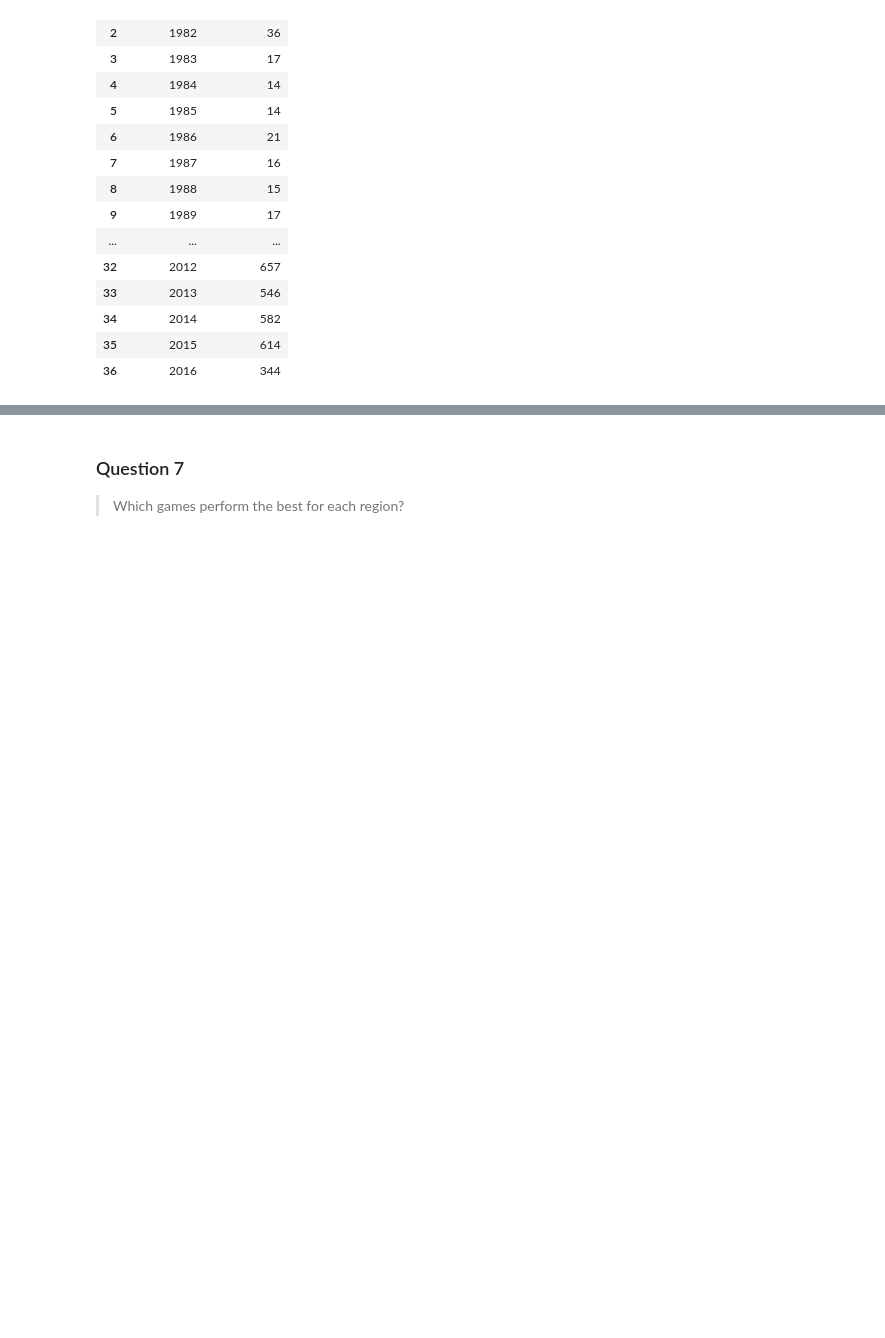
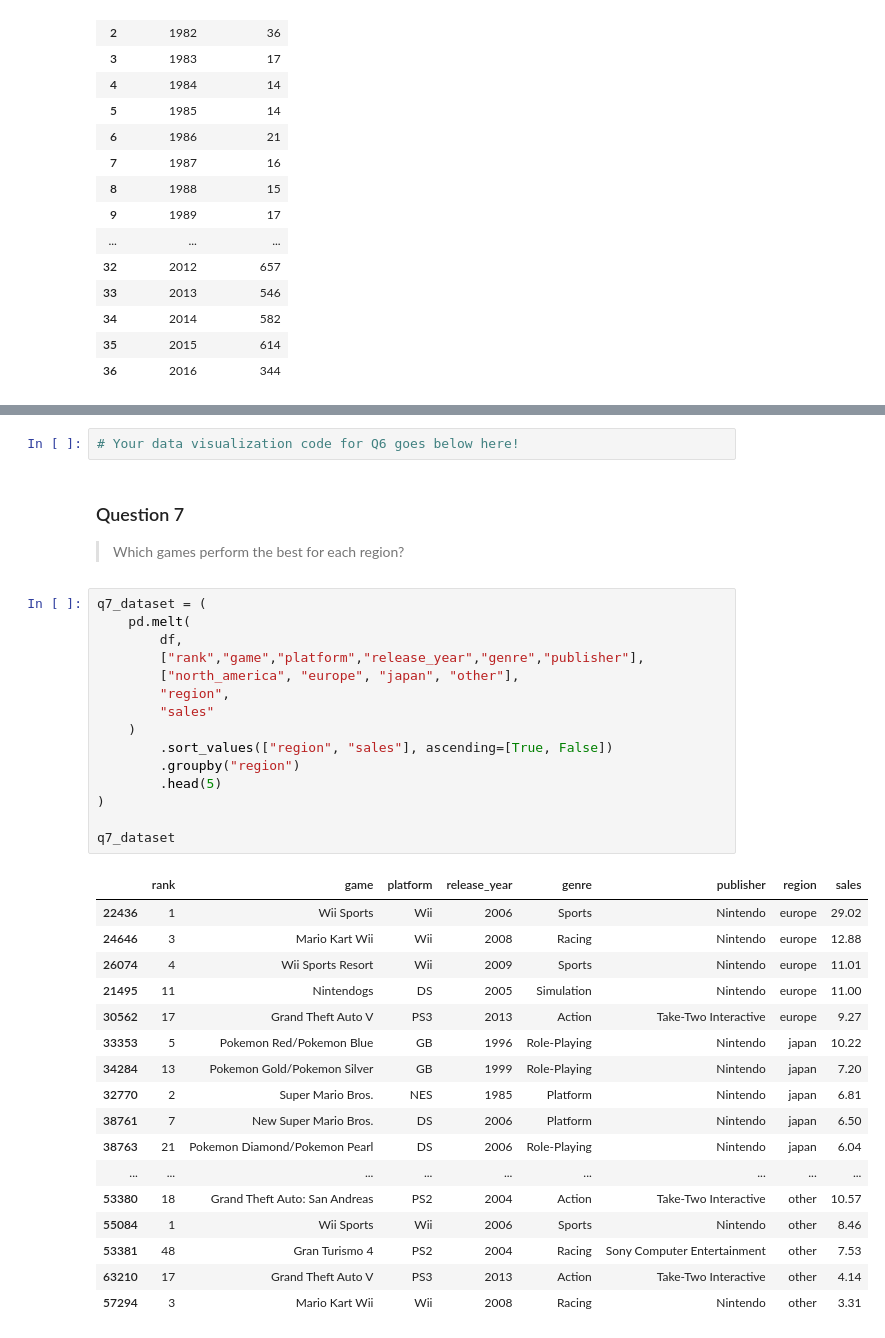
Before and after one commit to datawithdanny/dataviz-bootcamp, a Jupyter notebook: book/_build/jupyter_execute/workshop.ipynb, the cells around one changed output, grey strips where cells are left out. Drawn from its saved outputs; the diff is of its cells as text; blank space fills up the shorter version.

```diff
--- a/book/_build/jupyter_execute/workshop.ipynb
+++ b/book/_build/jupyter_execute/workshop.ipynb
@@ -190,4 +493,39 @@ plt.show()
+# %%
+# Your data visualization code for Q6 goes below here!
 # %% [markdown]
 ### Question 7
 
 > Which games perform the best for each region?
+# %%
+q7_dataset = (
+    pd.melt(
+        df,
+        ["rank","game","platform","release_year","genre","publisher"],
+        ["north_america", "europe", "japan", "other"],
+        "region",
+        "sales"
+    )
+        .sort_values(["region", "sales"], ascending=[True, False])
+        .groupby("region")
+        .head(5)
+)
+
+q7_dataset
+# %% [output]
+|  | rank | game | platform | release_year | genre | publisher | region | sales |
+| 22436 | 1 | Wii Sports | Wii | 2006 | Sports | Nintendo | europe | 29.02 |
+| 24646 | 3 | Mario Kart Wii | Wii | 2008 | Racing | Nintendo | europe | 12.88 |
+| 26074 | 4 | Wii Sports Resort | Wii | 2009 | Sports | Nintendo | europe | 11.01 |
+| 21495 | 11 | Nintendogs | DS | 2005 | Simulation | Nintendo | europe | 11.00 |
+| 30562 | 17 | Grand Theft Auto V | PS3 | 2013 | Action | Take-Two Interactive | europe | 9.27 |
+| 33353 | 5 | Pokemon Red/Pokemon Blue | GB | 1996 | Role-Playing | Nintendo | japan | 10.22 |
+| 34284 | 13 | Pokemon Gold/Pokemon Silver | GB | 1999 | Role-Playing | Nintendo | japan | 7.20 |
+| 32770 | 2 | Super Mario Bros. | NES | 1985 | Platform | Nintendo | japan | 6.81 |
+| 38761 | 7 | New Super Mario Bros. | DS | 2006 | Platform | Nintendo | japan | 6.50 |
+| 38763 | 21 | Pokemon Diamond/Pokemon Pearl | DS | 2006 | Role-Playing | Nintendo | japan | 6.04 |
+| ... | ... | ... | ... | ... | ... | ... | ... | ... |
+| 53380 | 18 | Grand Theft Auto: San Andreas | PS2 | 2004 | Action | Take-Two Interactive | other | 10.57 |
+| 55084 | 1 | Wii Sports | Wii | 2006 | Sports | Nintendo | other | 8.46 |
+| 53381 | 48 | Gran Turismo 4 | PS2 | 2004 | Racing | Sony Computer Entertainment | other | 7.53 |
+| 63210 | 17 | Grand Theft Auto V | PS3 | 2013 | Action | Take-Two Interactive | other | 4.14 |
+| 57294 | 3 | Mario Kart Wii | Wii | 2008 | Racing | Nintendo | other | 3.31 |
```
Also changed, not shown: parts of 36 cells of this notebook, 17 other files.
